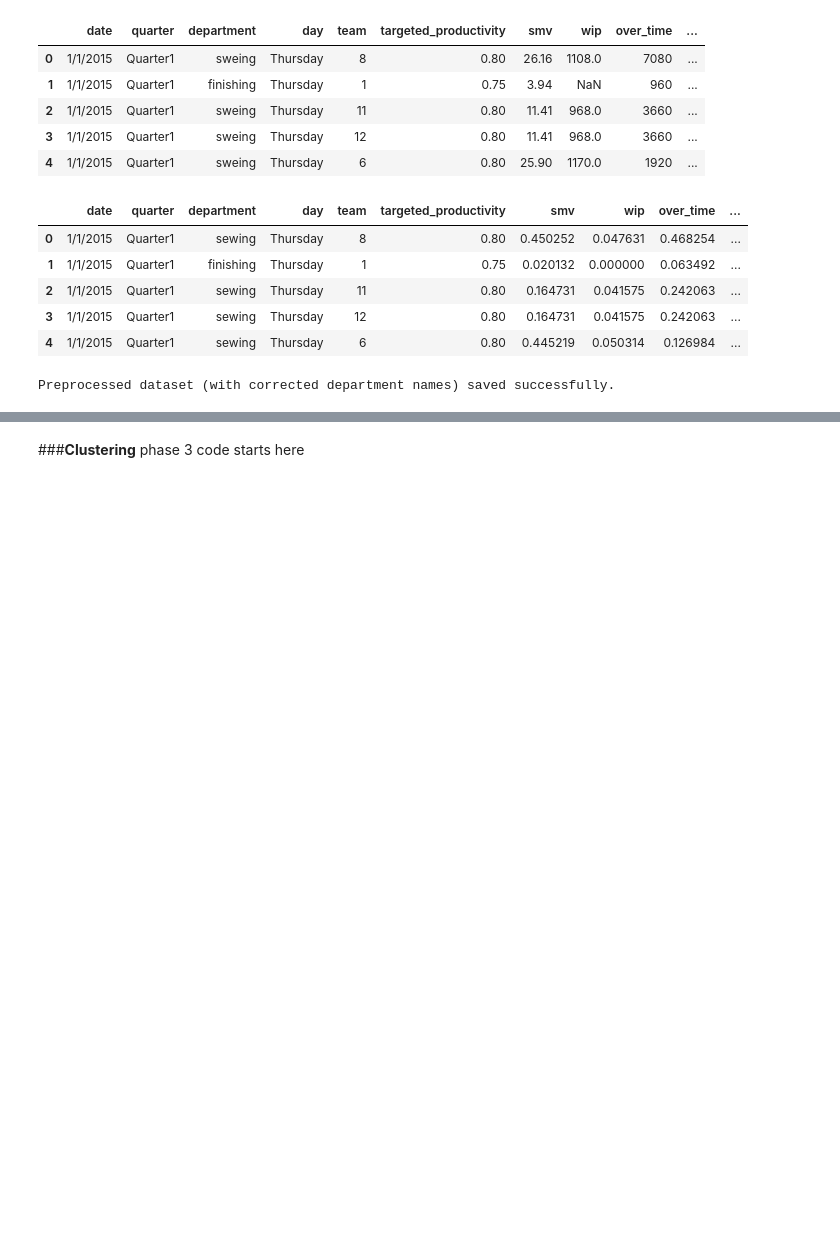
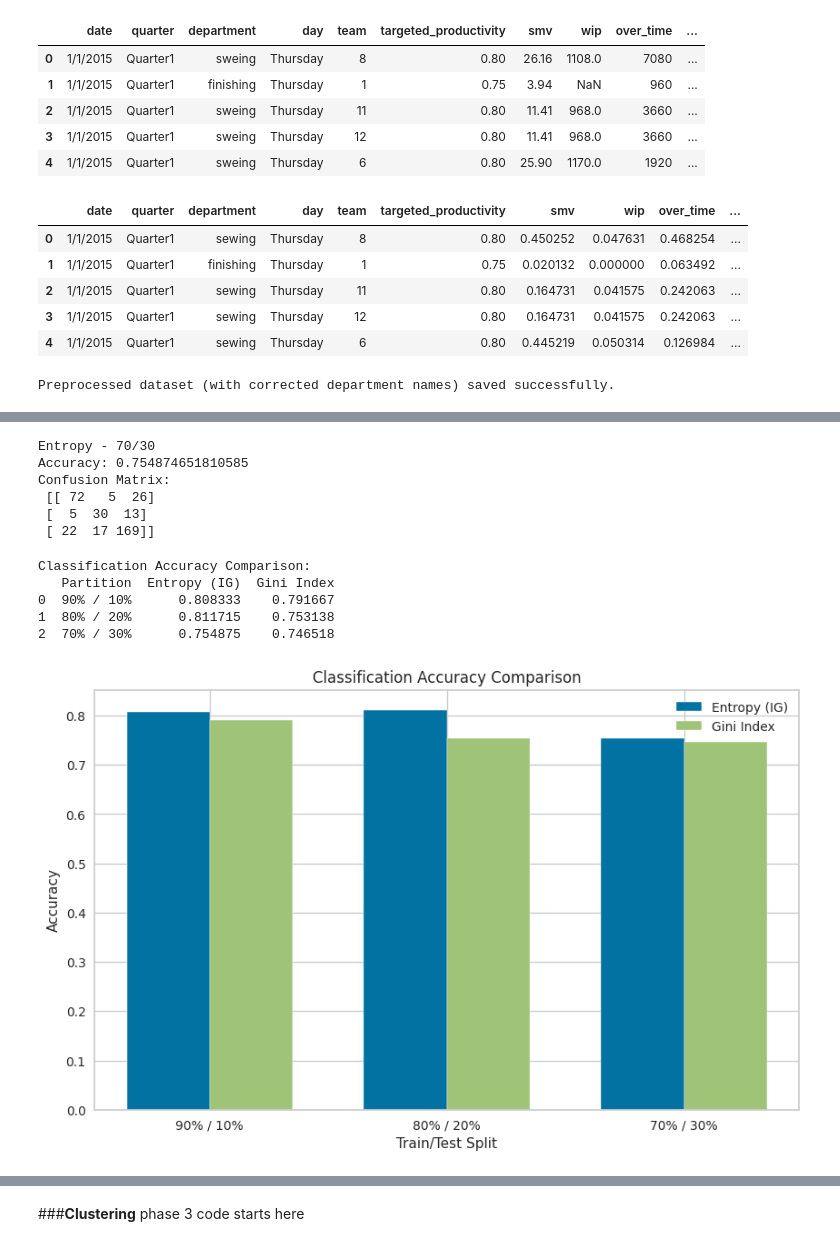
Before and after one commit to fanar-barboud/Data-structure, a Jupyter notebook: Phase3.ipynb, the cells around one changed output, grey strips where cells are left out. Drawn from its saved outputs; the diff is of its cells as text; code cells hidden in the pictures; blank space fills up the shorter version.

```diff
--- a/Phase3.ipynb
+++ b/Phase3.ipynb
@@ -534,15 +658,11 @@ phase 3 code starts here
 # %%
-import pandas as pd
 from sklearn.model_selection import train_test_split
 from sklearn.tree import DecisionTreeClassifier
 from sklearn.metrics import accuracy_score, confusion_matrix
 
-data = pd.read_csv("/content/garment_workshop.csv")
 
 threshold = 0.75
-data["label"] = (data["actual_productivity"] >= threshold).astype(int)
 
-X = data.drop(columns=["label", "actual_productivity"])
-y = data["label"]
-
-X = pd.get_dummies(X, drop_first=True)
+features = Preprocessed_dataset.drop(columns=['date', 'actual_productivity', 'discretized_actual_productivity'])
+X = pd.get_dummies(features, columns=['quarter', 'department', 'day'], drop_first=True)
+y = Preprocessed_dataset['discretized_actual_productivity']
@@ -676,0 +837,67 @@ print("Confusion Matrix:\n", cm_70_ent)
+# %%
+# Decision Tree - Entropy - 70% Train / 30% Test
+
+X_train, X_test, y_train, y_test = train_test_split(
+    X, y,
+    train_size=0.7,
+    random_state=1,
+    stratify=y
+)
+
+model_70_ent = DecisionTreeClassifier(criterion="entropy", random_state=1)
+model_70_ent.fit(X_train, y_train)
+
+y_pred_70_ent = model_70_ent.predict(X_test)
+
+acc_70_ent = accuracy_score(y_test, y_pred_70_ent)
+cm_70_ent = confusion_matrix(y_test, y_pred_70_ent)
+
+print("Entropy - 70/30")
+print("Accuracy:", acc_70_ent)
+print("Confusion Matrix:\n", cm_70_ent)
+# %% [output]
+Entropy - 70/30
+Accuracy: 0.754874651810585
+Confusion Matrix:
+ [[ 72   5  26]
+ [  5  30  13]
+ [ 22  17 169]]
+# %%
+# Accuracy Comparison Table (using your variable names)
+
+comparison_data = {
+    'Partition': ['90% / 10%', '80% / 20%', '70% / 30%'],
+    'Entropy (IG)': [acc_90_ent, acc_80_ent, acc_70_ent],
+    'Gini Index':   [acc_90_gini, acc_80_gini, acc_70_gini]
+}
+
+comparison_df = pd.DataFrame(comparison_data)
+
+print("\nClassification Accuracy Comparison:")
+print(comparison_df)
+# %% [output]
+Classification Accuracy Comparison:
+   Partition  Entropy (IG)  Gini Index
+0  90% / 10%      0.808333    0.791667
+1  80% / 20%      0.811715    0.753138
+2  70% / 30%      0.754875    0.746518
+# %%
+# Bar Chart for Accuracy Comparison
+
+x = np.arange(len(comparison_df))
+width = 0.35
+
+plt.figure(figsize=(10,6))
+
+plt.bar(x - width/2, comparison_df['Entropy (IG)'], width, label='Entropy (IG)')
+plt.bar(x + width/2, comparison_df['Gini Index'],   width, label='Gini Index')
+
+plt.xlabel('Train/Test Split')
+plt.ylabel('Accuracy')
+plt.title('Classification Accuracy Comparison')
+plt.xticks(x, comparison_df['Partition'])
+plt.legend()
+
+plt.show()
+# %% [output]
+[figure, added]
```
Also changed, not shown: parts of 62 cells of this notebook.
